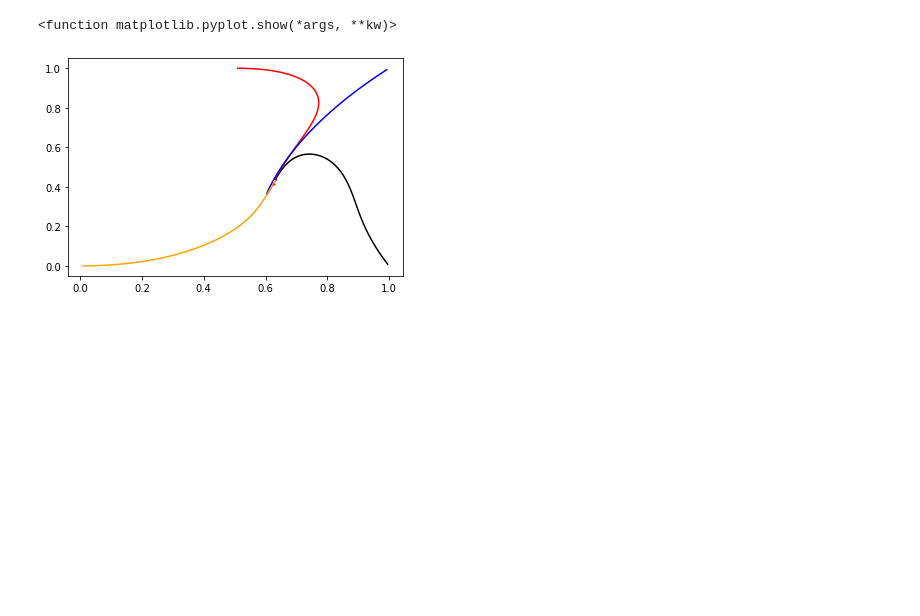
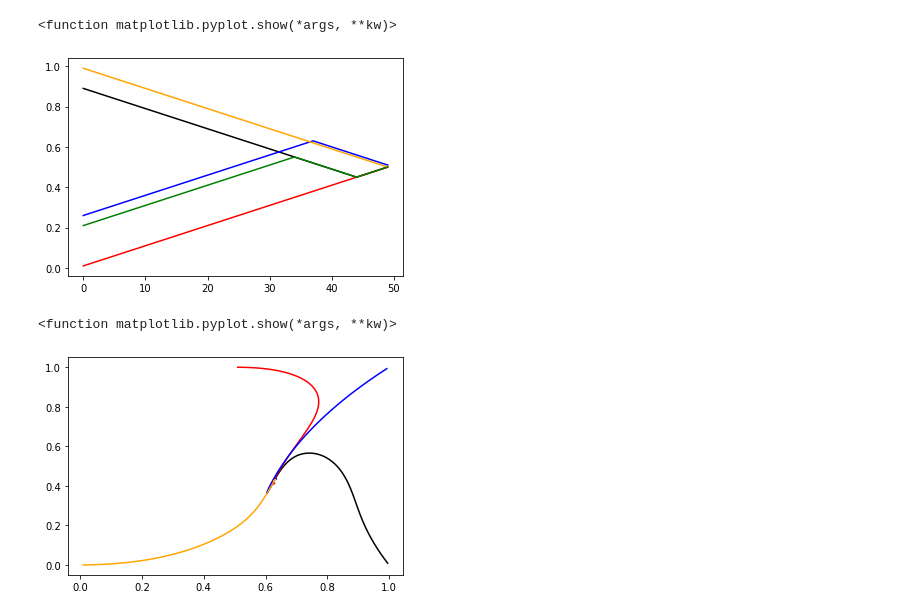
Before and after one commit to horaciomorenom/Attraction-Code, a Jupyter notebook: Attraction Code.ipynb, the cells around one changed output. Saved outputs shown, nothing was run; the diff lists cells and outputs as text; code cells hidden in the pictures; blank space fills up the shorter version.

```diff
--- a/Attraction Code.ipynb
+++ b/Attraction Code.ipynb
@@ -92,3 +83,27 @@ def pairwise_distance(Dots, epsilon):
             if (p1 != p2):
                 sum += distance(p1.pos, p2.pos)
     return sum < epsilon
+# %%
+C1 = Particle([0.25])
+B1 = Particle([0])
+A1 = Particle([0.9])
+D1 = Particle([1])
+E1 = Particle([0.2])
+
+A1.attractor(B1);
+B1.attractor(C1);
+C1.attractor(D1);
+D1.attractor(A1);
+E1.attractor(A1);
+
+run([A1,B1,C1,D1, E1], 0.01, pairwise_distance)
+# %%
+plt.plot(A1.dim(0), color='black')
+plt.plot(B1.dim(0), color='red')
+plt.plot(C1.dim(0), color='blue')
+plt.plot(D1.dim(0), color='orange')
+plt.plot(E1.dim(0), color='green')
+plt.show
+# %% [output]
+<function matplotlib.pyplot.show(*args, **kw)>
+[figure, added]
```
Also changed, not shown: parts of 2 cells of this notebook.
